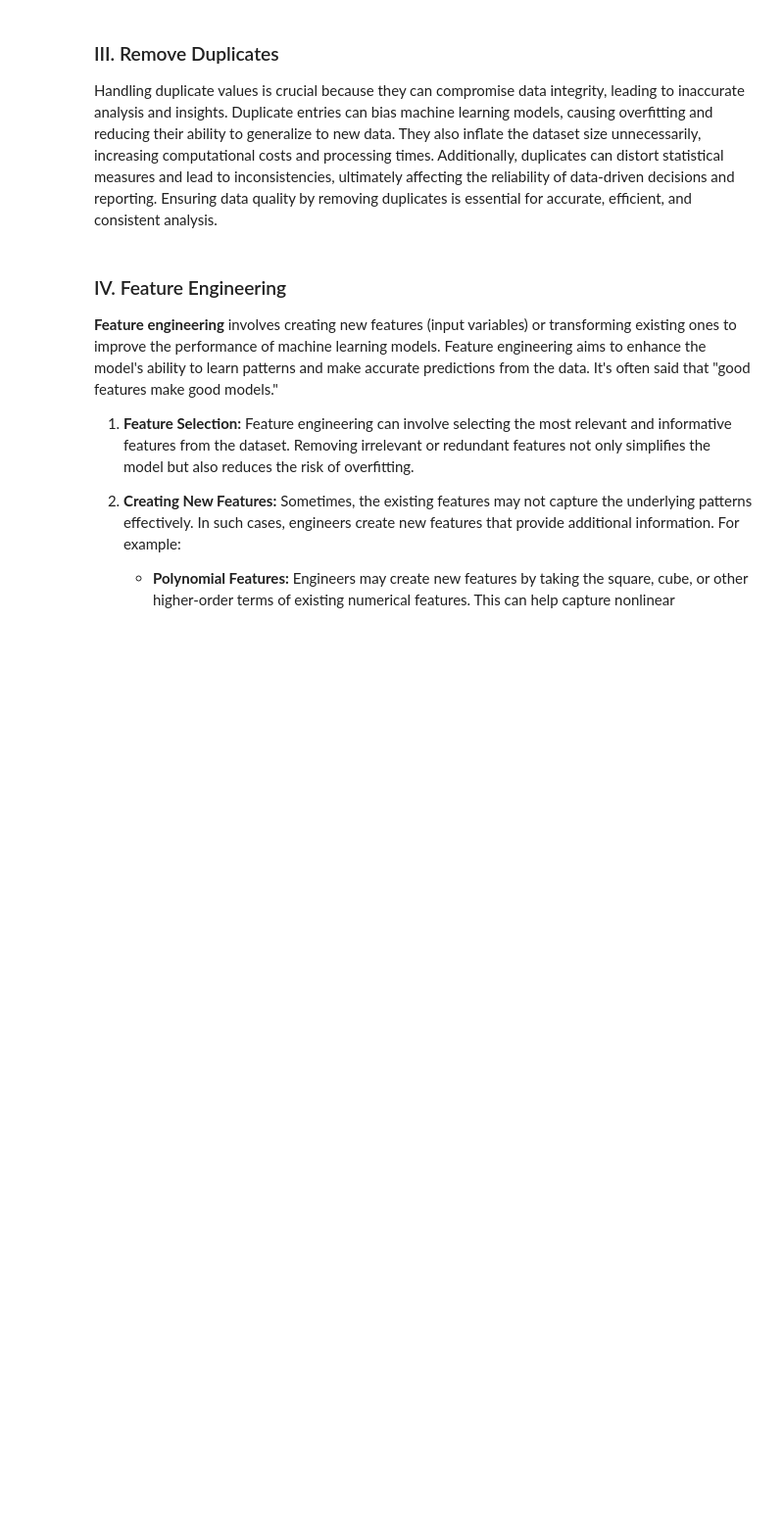
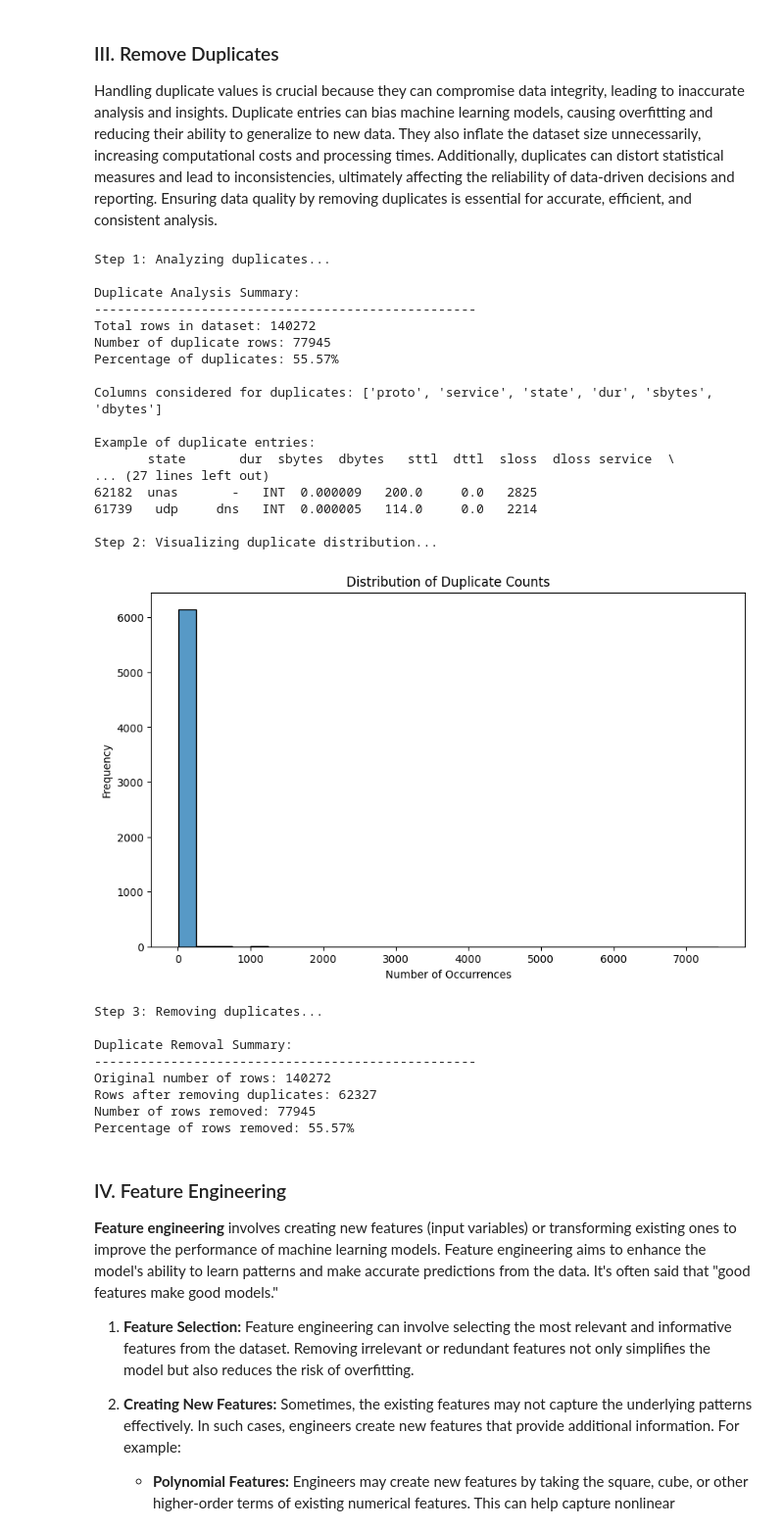
Before and after one commit to julianchandras/Tubes-2-IF3170, a Jupyter notebook: src/main.ipynb, the cells around one changed output. Shown at 98% size. Saved outputs shown, nothing was run; the diff lists cells and outputs as text; code cells hidden in the pictures; blank space fills up the shorter version.

```diff
--- a/src/main.ipynb
+++ b/src/main.ipynb
@@ -304,4 +312,4 @@ def clean_binary_columns(df, binary_columns):
 
 # Use the function
 binary_columns = ['is_sm_ips_ports', 'is_ftp_login']
-df_cleaned = clean_binary_columns(df, binary_columns)
+df_cleaned = clean_binary_columns(train_set, binary_columns)
@@ -700,34 +775,61 @@ class DuplicateHandler:
 
         return df_cleaned
 
 def handle_network_traffic_duplicates(df, subset=None, keep='first'):
     """
     Complete pipeline for handling duplicates in network traffic data
 
     Parameters:
     - df: DataFrame
     - subset: List of columns to consider for duplicates (None for all columns)
     - keep: {'first', 'last', False}, default 'first'
     """
     handler = DuplicateHandler()
 
     if subset is None:
         exclude_cols = ['id', 'index', 'timestamp']
         subset = [col for col in df.columns if col not in exclude_cols]
 
     print("Step 1: Analyzing duplicates...")
     handler.analyze_duplicates(df, subset=subset)
 
     print("\nStep 2: Visualizing duplicate distribution...")
     handler.plot_duplicate_distribution(df, subset=subset)
 
     print("\nStep 3: Removing duplicates...")
     df_cleaned = handler.remove_duplicates(df, subset=subset, keep=keep)
 
     return df_cleaned
 
 subset_columns = ['proto', 'service', 'state', 'dur', 'sbytes', 'dbytes']
-df_cleaned = handle_network_traffic_duplicates(df, subset=subset_columns, keep='first')
+train_set_cleaned = handle_network_traffic_duplicates(df_cleaned, subset=subset_columns, keep='first')
+# %% [output]
+Step 1: Analyzing duplicates...
+
+Duplicate Analysis Summary:
+--------------------------------------------------
+Total rows in dataset: 140272
+Number of duplicate rows: 77945
+Percentage of duplicates: 55.57%
+
+Columns considered for duplicates: ['proto', 'service', 'state', 'dur', 'sbytes', 'dbytes']
+
+Example of duplicate entries:
+       state       dur  sbytes  dbytes   sttl  dttl  sloss  dloss service  \
+... (27 lines left out)
+62182  unas       -   INT  0.000009   200.0     0.0   2825
+61739   udp     dns   INT  0.000005   114.0     0.0   2214
+
+Step 2: Visualizing duplicate distribution...
+[figure, added]
+Step 3: Removing duplicates...
+
+Duplicate Removal Summary:
+--------------------------------------------------
+Original number of rows: 140272
+Rows after removing duplicates: 62327
+Number of rows removed: 77945
+Percentage of rows removed: 55.57%
 # %% [markdown]
 ### IV. Feature Engineering
 
```
Also changed, not shown: parts of 11 cells of this notebook.
